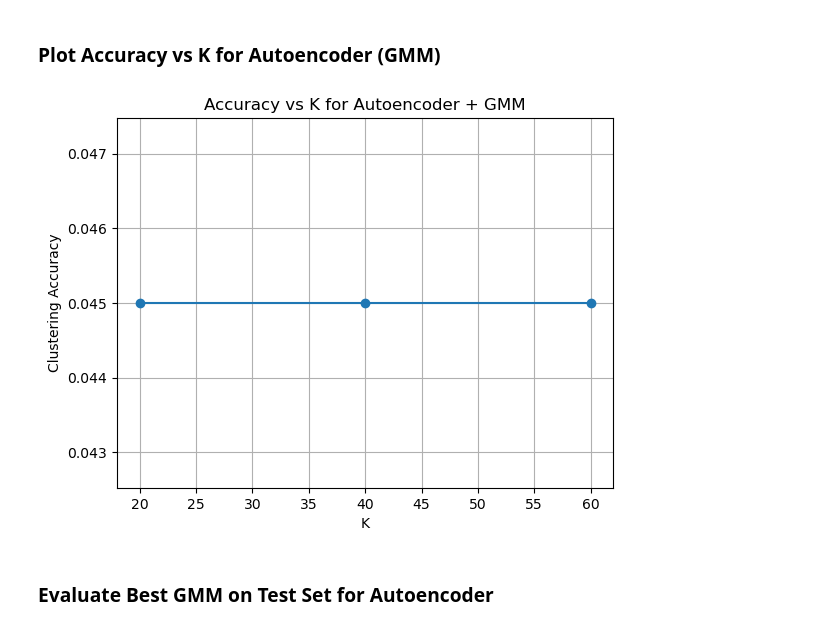
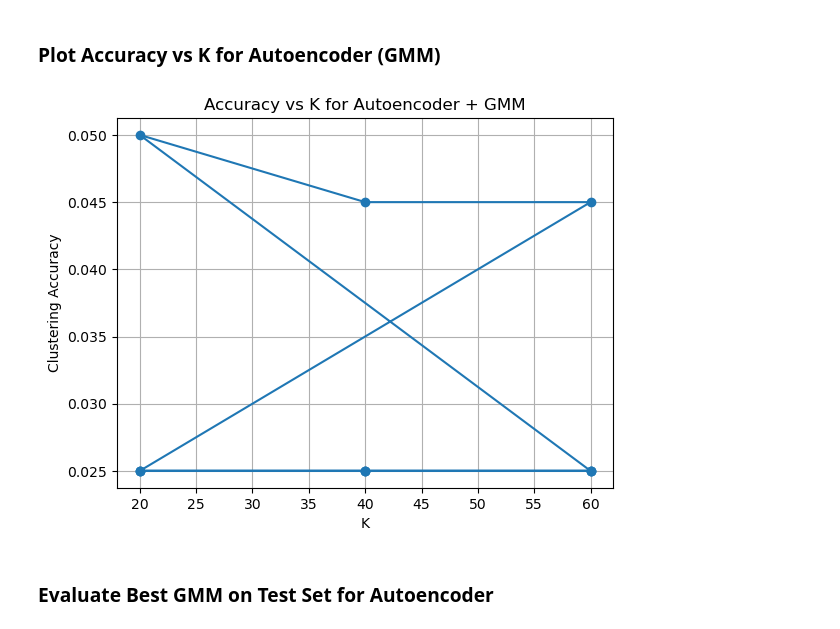
Before and after one commit to ranimeshehata/Face-Recognition, a Jupyter notebook: Face-Recognition.ipynb, the cells around one changed output. Drawn from its saved outputs; the diff is of its cells as text; code cells hidden in the pictures.

Commit message:
GMM for autoencoders

```diff
--- a/Face-Recognition.ipynb
+++ b/Face-Recognition.ipynb
@@ -917,14 +917,27 @@ autoencoder = Autoencoder(input_dim=10304, hidden_dim=200)
 D_train_encoded = autoencoder.encode(D_train_norm)
 D_test_encoded = autoencoder.encode(D_test_norm)
 
-# KMeans clustering on encoded data
+# GMM clustering on encoded data
 results_gmm_autoencoder = []
+for dim in [100, 200]:
+    for lr in [0.05, 0.1]:
+        for epochs in [100]:
+            for K in [20, 40, 60]:
+                print(f"\nTraining Autoencoder: hidden_dim={dim}, lr={lr}, epochs={epochs}, K={K}")
 
-for K in [20, 40, 60]:
-    gmm = GMM(n_components=K)
-    gmm.fit(D_train_encoded)
-    y_pred = gmm.predict(D_train_encoded)
-    acc = clustering_accuracy(y_train, y_pred)
-    results_gmm_autoencoder.append((K, acc))
-    print(f"K: {K}, Accuracy: {acc:.4f}")
+                # Initialize
+                auto = Autoencoder(input_dim=10304, hidden_dim=dim)
+                # Train
+                auto.train(D_train_norm, lr=lr, epochs=epochs)
+                # Encode the data
+                D_train_encoded = auto.encode(D_train_norm)
+
+                # Fit GMM
+                gmm = GMM(n_components=K)
+                gmm.fit(D_train_encoded)
+                y_pred = gmm.predict(D_train_encoded)
+                acc = clustering_accuracy(y_train, y_pred)
+                results_gmm_autoencoder.append((dim, lr, epochs, K, acc))
+                print(f"Hidden Dim: {dim}, Learning Rate: {lr}, Epochs: {epochs}, K: {K}, Accuracy: {acc:.4f}")
+                print("------------------------------------------------------------------------------------------")
 # %% [output]
@@ -934,17 +1002,17 @@ K: 60, Accuracy: 0.0450
 # %% [markdown]
 ### Plot Accuracy vs K for Autoencoder (GMM)
 # %%
-ks = [k for k, acc in results_gmm_autoencoder]
-accs = [acc for k, acc in results_gmm_autoencoder]
+ks = [k for _, _, _, k, acc in results_gmm_autoencoder]
+accs = [acc for _, _, _, k, acc in results_gmm_autoencoder]
 
 plt.plot(ks, accs, marker='o')
 plt.xlabel('K')
 plt.ylabel('Clustering Accuracy')
 plt.title('Accuracy vs K for Autoencoder + GMM')
 plt.grid()
 plt.show()
 # %% [output]
-[figure, old version]
+[figure, new version]
 # %% [markdown]
 ### Evaluate Best GMM on Test Set for Autoencoder
 # %%
```
Also changed, not shown: parts of 2 cells of this notebook.
